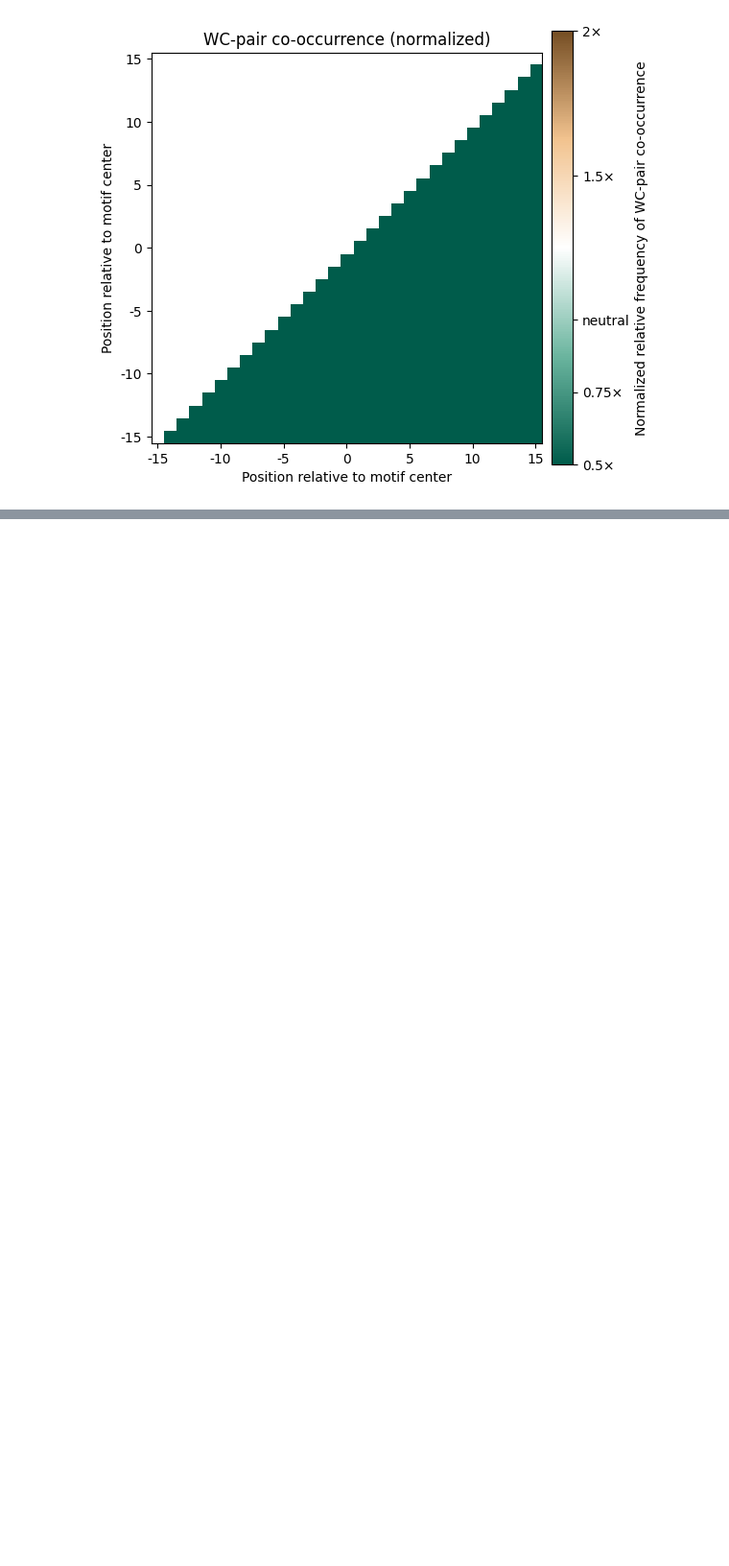
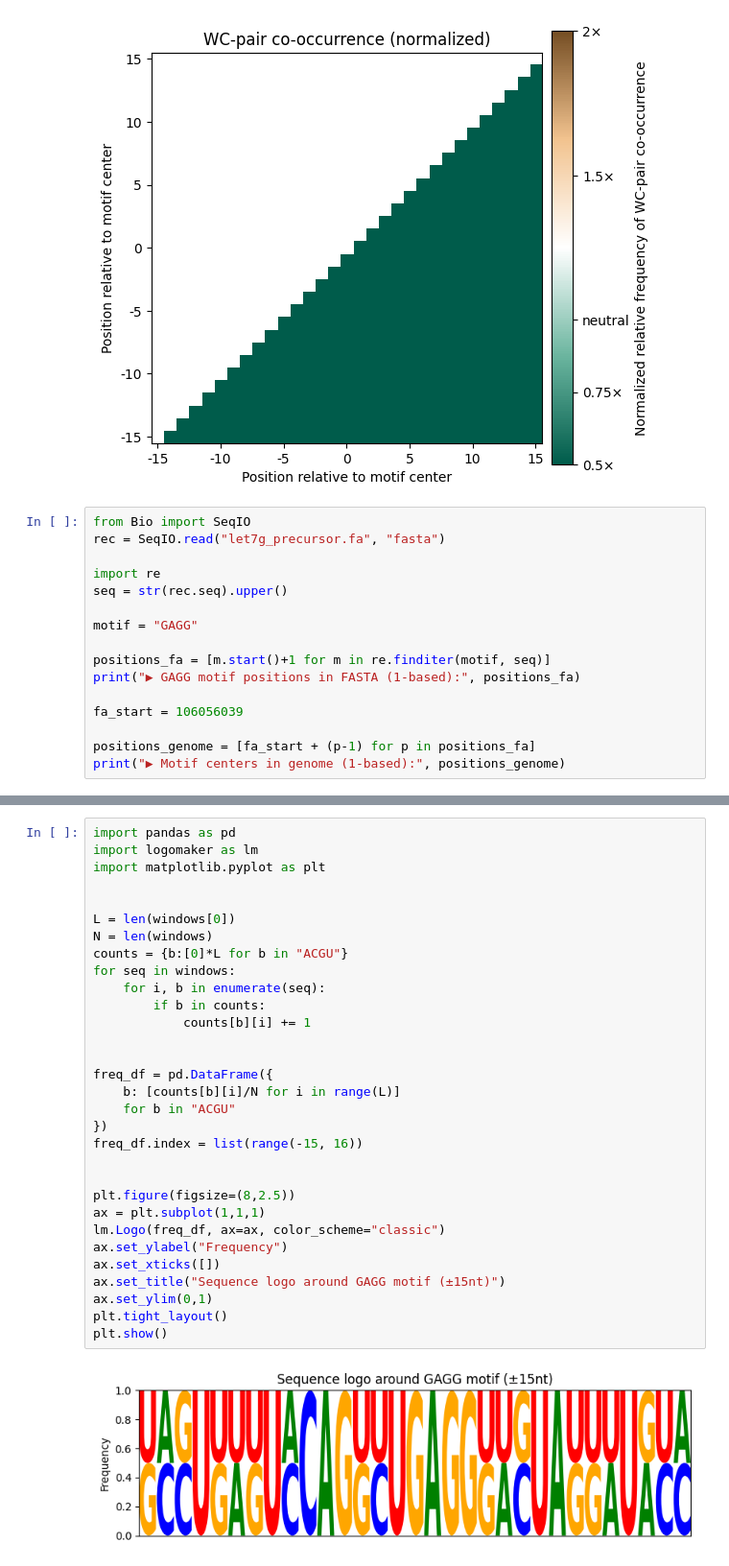
Before and after one commit to Hyeonnji/hyeonji-practice2, a Jupyter notebook: CoLab_TermProj_2025_3.ipynb, the cells around one changed output, grey strips where cells are left out. Shown at 96% size. Drawn from its saved outputs; the diff is of its cells as text; blank space fills up the shorter version.

```diff
--- a/CoLab_TermProj_2025_3.ipynb
+++ b/CoLab_TermProj_2025_3.ipynb
@@ -1615,3 +1615,19 @@ plt.tight_layout()
 plt.show()
 # %% [output]
 [figure]
+# %%
+from Bio import SeqIO
+rec = SeqIO.read("let7g_precursor.fa", "fasta")
+
+import re
+seq = str(rec.seq).upper()
+
+motif = "GAGG"
+
+positions_fa = [m.start()+1 for m in re.finditer(motif, seq)]
+print("▶ GAGG motif positions in FASTA (1-based):", positions_fa)
+
+fa_start = 106056039
+
+positions_genome = [fa_start + (p-1) for p in positions_fa]
+print("▶ Motif centers in genome (1-based):", positions_genome)
@@ -1617,0 +1670,33 @@ plt.show()
+# %%
+import pandas as pd
+import logomaker as lm
+import matplotlib.pyplot as plt
+
+
+L = len(windows[0])
+N = len(windows)
+counts = {b:[0]*L for b in "ACGU"}
+for seq in windows:
+    for i, b in enumerate(seq):
+        if b in counts:
+            counts[b][i] += 1
+
+
+freq_df = pd.DataFrame({
+    b: [counts[b][i]/N for i in range(L)]
+    for b in "ACGU"
+})
+freq_df.index = list(range(-15, 16))
+
+
+plt.figure(figsize=(8,2.5))
+ax = plt.subplot(1,1,1)
+lm.Logo(freq_df, ax=ax, color_scheme="classic")
+ax.set_ylabel("Frequency")
+ax.set_xticks([])
+ax.set_title("Sequence logo around GAGG motif (±15nt)")
+ax.set_ylim(0,1)
+plt.tight_layout()
+plt.show()
+# %% [output]
+[figure, added]
```
Also changed, not shown: parts of 6 cells of this notebook.
